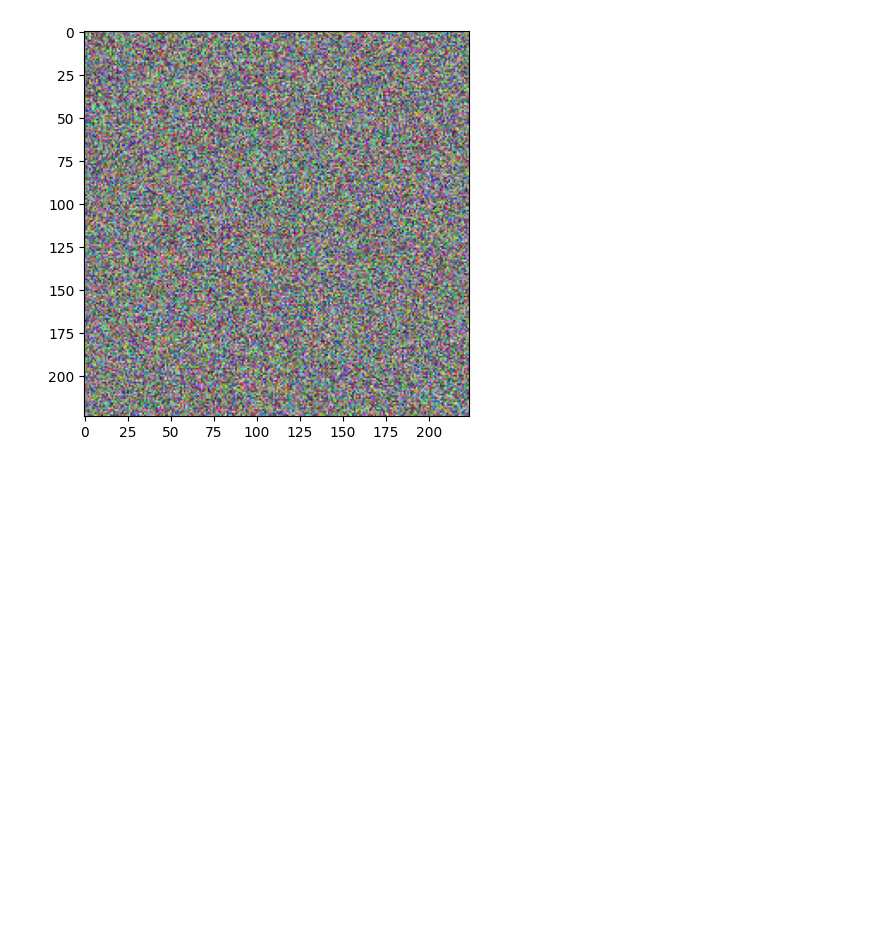
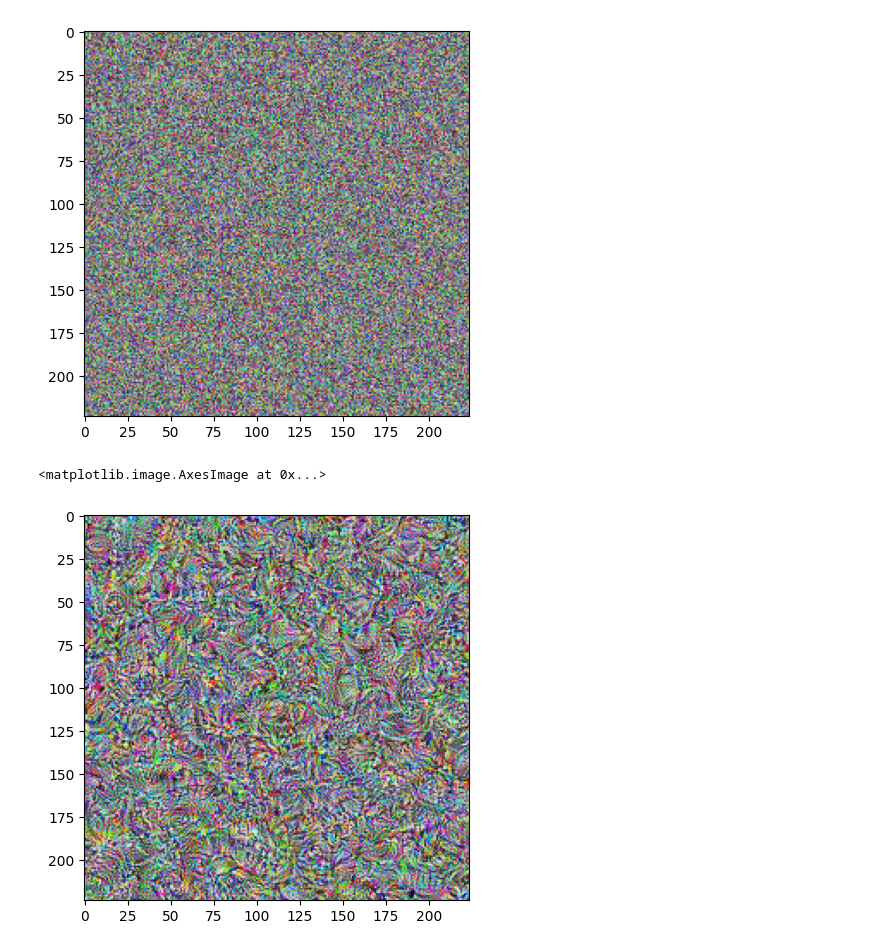
Before and after one commit to danesherbs/feature-visualisation, a Jupyter notebook: ours.ipynb, the cells around one changed output. Cells and saved outputs as stored; diff of their text form; code cells hidden in the pictures; blank space fills up the shorter version.

```diff
--- a/ours.ipynb
+++ b/ours.ipynb
@@ -44,16 +44,26 @@ class Naivepixelparam(nn.Module):
         return torch.clip(self.img, min = 0, max = 1)
 
 
-def optim_img(img: nn.Module, model: nn.Module, steps=1, logit=50):
+def optim_img(img: nn.Module, model: nn.Module, steps=1, logit=50, transforms=None):
     optimizer = torch.optim.Adam(img.parameters(), lr=0.05)
 
     for step in range(steps):
         optimizer.zero_grad()
+
+        if transforms is not None:
+            img = transforms(img())
+
         logits = model(img())
         loss = -logits[:, logit]  # [batch_size, class]
         loss.backward()
         optimizer.step()
 
     return img
+
+
+transforms = torch.nn.Sequential(
+    torchvision.transforms.ColorJitter(),
+    torchvision.transforms.RandomAffine(degrees=10, translate=(0.05, 0.05))
+)
 # %%
 img_naive = Naivepixelparam()
@@ -83,5 +91,8 @@ imshow(img_sigmoid())
 <matplotlib.image.AxesImage at 0x...>
 [figure]
 # %%
-img_sigmoid = optim_img(img_sigmoid, model, logit=50, steps=150)
+img_sigmoid = optim_img(img_sigmoid, model, logit=50, steps=300)
 imshow(img_sigmoid())
+# %% [output]
+<matplotlib.image.AxesImage at 0x...>
+[figure, added]
```
Also changed, not shown: parts of 2 cells of this notebook.
